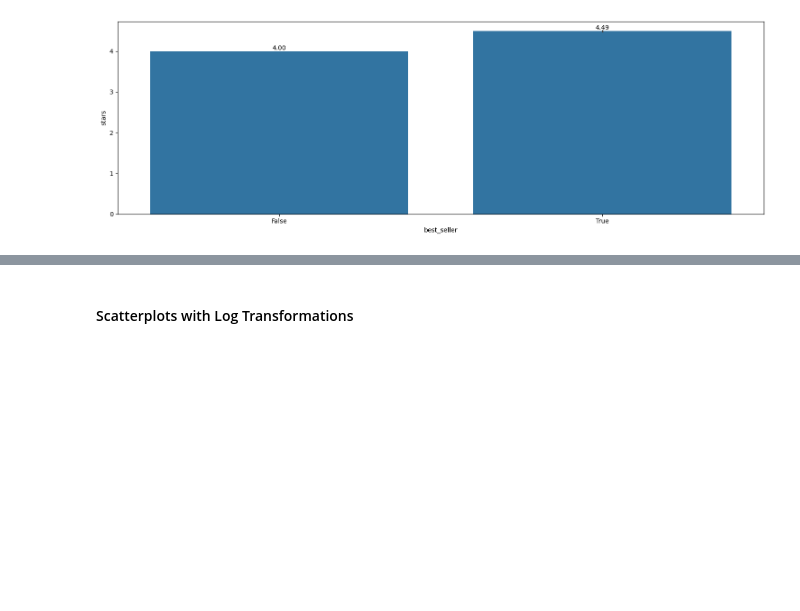
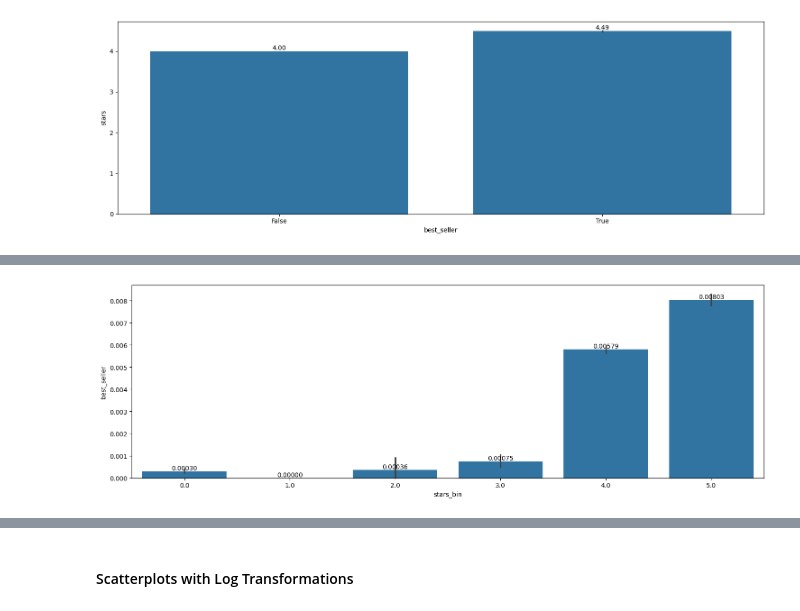
Before and after one commit to edmiller824/sf_tech, a Jupyter notebook: amzn_product_analysis.ipynb, the cells around one changed output, grey strips where cells are left out. Drawn from its saved outputs; the diff is of its cells as text; code cells hidden in the pictures; blank space fills up the shorter version.

```diff
--- a/amzn_product_analysis.ipynb
+++ b/amzn_product_analysis.ipynb
@@ -53,8 +53,7 @@ amzn_merged_df['discount_rate'] = (
 
 
 # 'category' dummy variables? top 10 unique values from amazon_cat_csv
-# top_cats = amzn_merged_df.category_name.value_counts().nlargest(10).index
-top_cats = amzn_merged_df.category_name.value_counts().nlargest(10).to_list()
+top_cats = amzn_merged_df.category_name.value_counts().nlargest(10).index.to_list()
 
 amzn_merged_df['category_group'] = (amzn_merged_df['category_name']
                                     .where(amzn_merged_df['category_name'].isin(top_cats), 'other'))
@@ -78,7 +81,7 @@ amzn_df = amzn_merged_df.join(amzn_dummies_df)
 amzn_df.head()
 
 # remove columns: ['asin', 'title', 'category_id', 'category_name'] + 1 of the 'category' values
-drops = ['asin', 'title', 'category_id', 'category_name', 'other']
+drops = ['asin', 'title', 'category_id', 'category_name']
 amzn_df.drop(drops, axis='columns', inplace=True)
 
 amzn_df.head()
@@ -296,10 +308,12 @@ plt.show()
 # %%
 """ STARS (BINS) VS BEST_SELLER (%)"""
 
 plt.figure(figsize=(15, 5))  # width=8, height=5 inches
 ax = sns.barplot(x="stars_bin", y="best_seller", data=amzn_df)
-ax.bar_label(ax.containers[0], fmt="%.2f")  # integer labels
+ax.bar_label(ax.containers[0], fmt="%.5f")  # integer labels
 
 # plt.xticks(rotation=45)   # rotate 45 degrees
 plt.tight_layout()        # auto-adjust layout to avoid cutoff
 plt.show()
+# %% [output]
+[figure, added]
```
Also changed, not shown: parts of 39 cells of this notebook.
